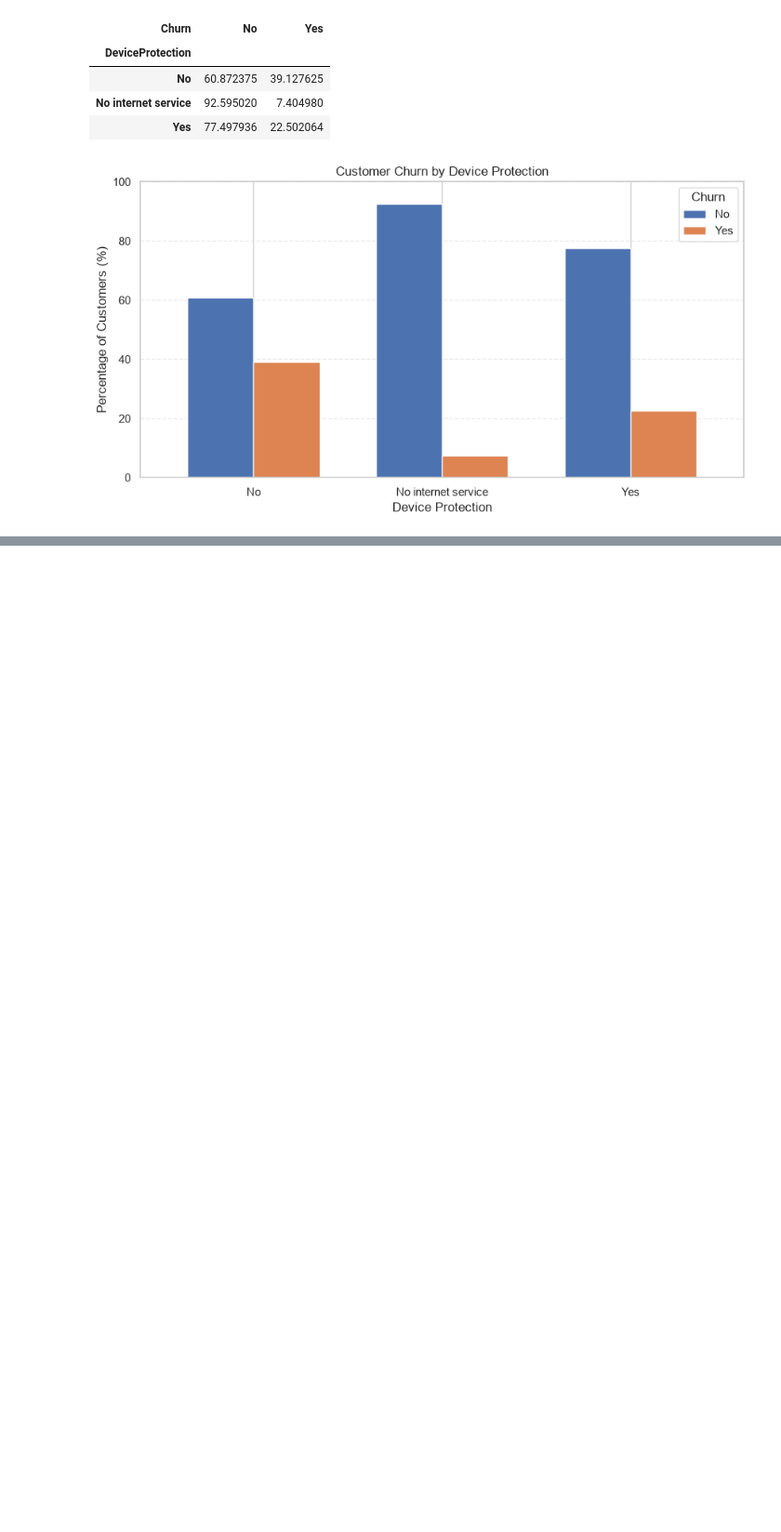
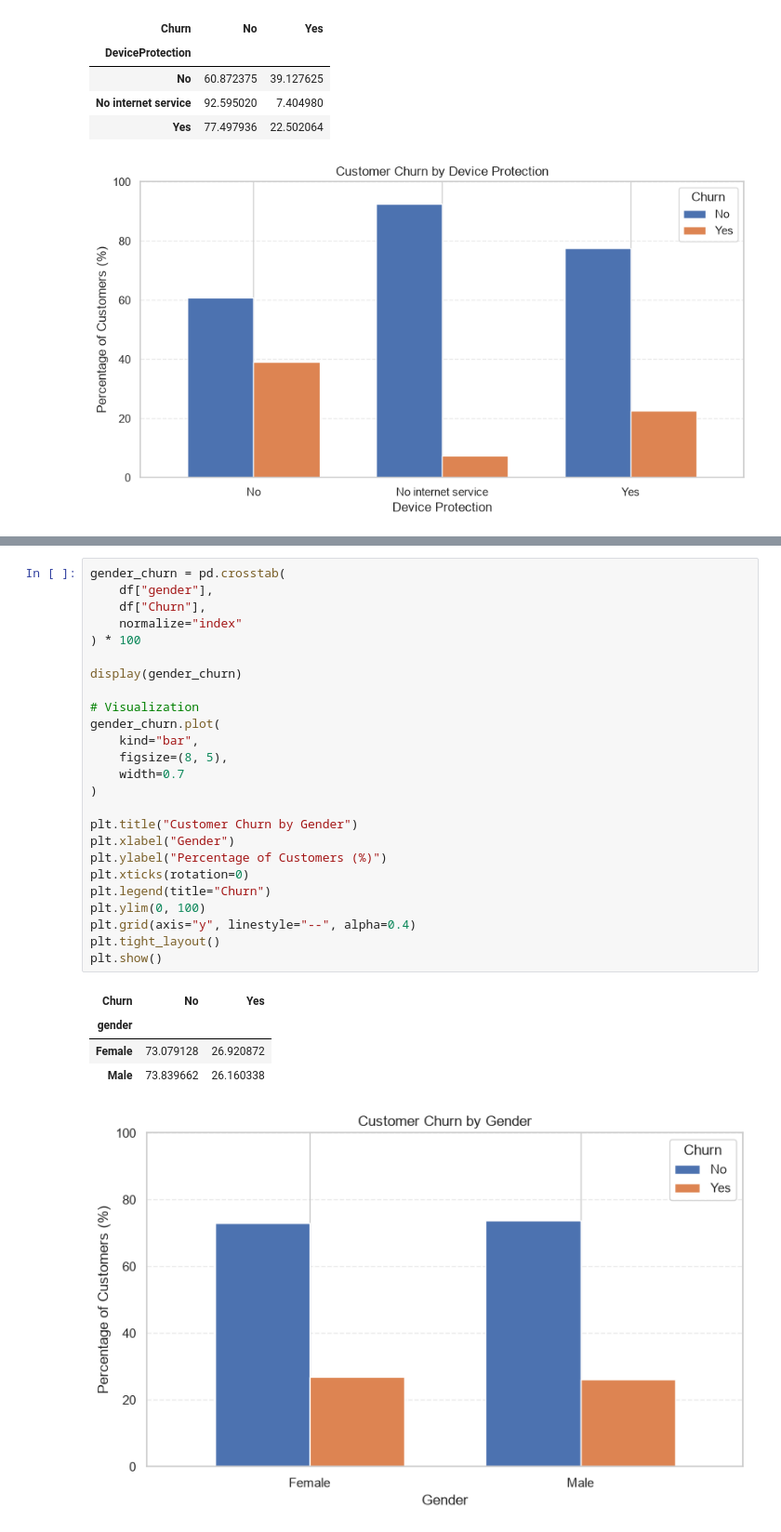
Before and after one commit to rpDashCodes/customer-churn-prediction, a Jupyter notebook: notebooks/06_data_exploration_telco.ipynb, the cells around one changed output, grey strips where cells are left out. Shown at 93% size. Cells and saved outputs as stored; diff of their text form; blank space fills up the shorter version.

```diff
--- a/notebooks/06_data_exploration_telco.ipynb
+++ b/notebooks/06_data_exploration_telco.ipynb
@@ -805,0 +870,31 @@ plt.show()
+# %%
+gender_churn = pd.crosstab(
+    df["gender"],
+    df["Churn"],
+    normalize="index"
+) * 100
+
+display(gender_churn)
+
+# Visualization
+gender_churn.plot(
+    kind="bar",
+    figsize=(8, 5),
+    width=0.7
+)
+
+plt.title("Customer Churn by Gender")
+plt.xlabel("Gender")
+plt.ylabel("Percentage of Customers (%)")
+plt.xticks(rotation=0)
+plt.legend(title="Churn")
+plt.ylim(0, 100)
+plt.grid(axis="y", linestyle="--", alpha=0.4)
+plt.tight_layout()
+plt.show()
+# %% [output]
+| Churn | No | Yes |
+| gender |  |  |
+| Female | 73.079128 | 26.920872 |
+| Male | 73.839662 | 26.160338 |
+[figure, added]
```
Also changed, not shown: parts of 4 cells of this notebook, 1 other file.
